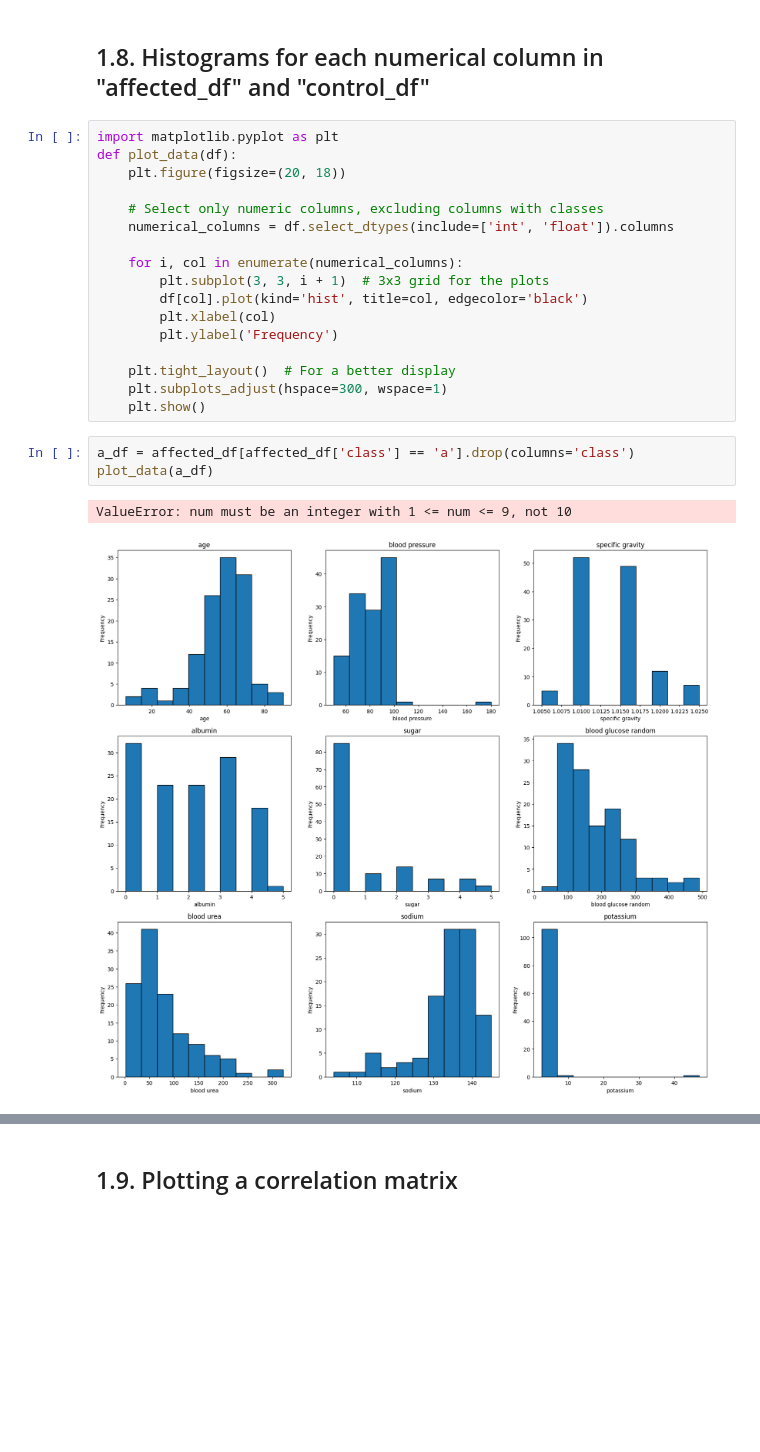
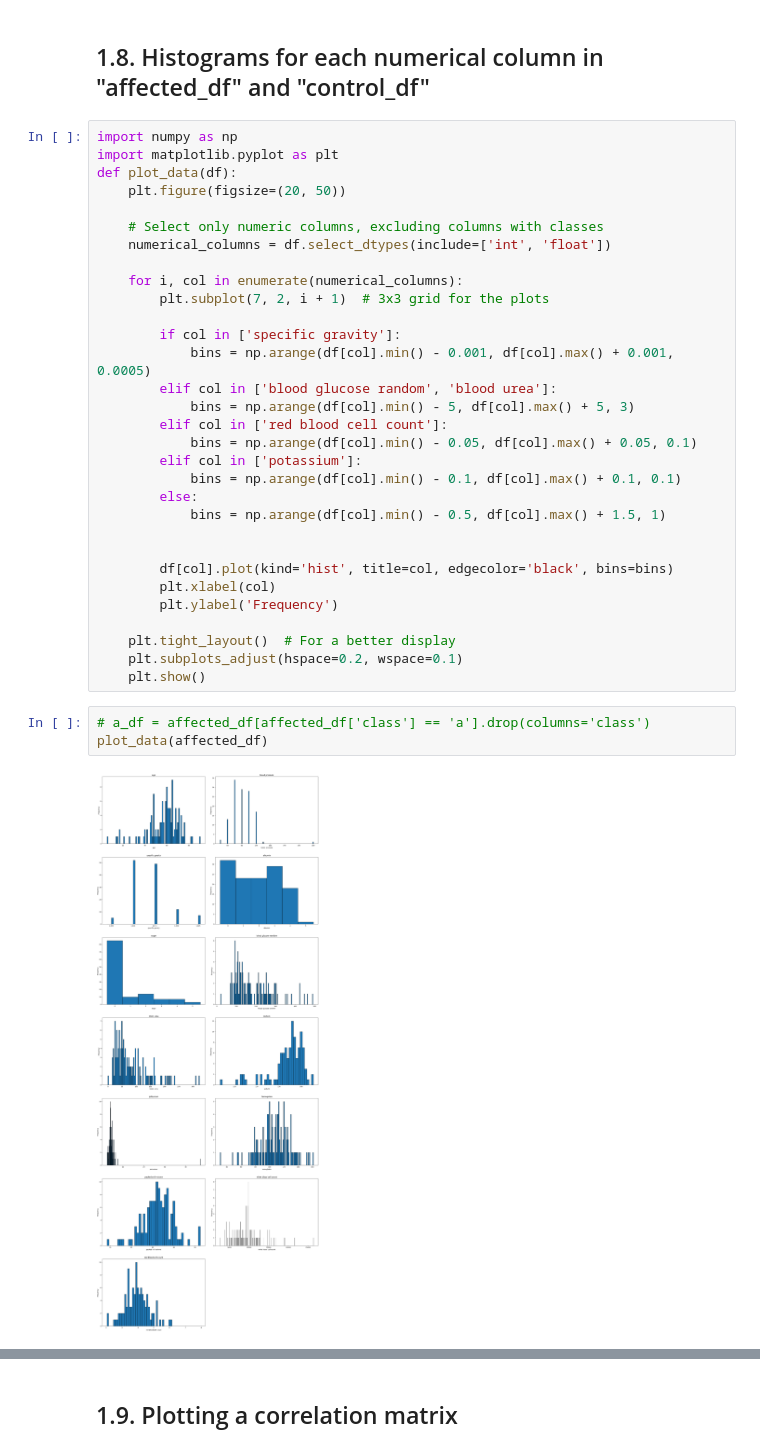
Before and after one commit to VladimirPiniazhin/Koneoppiminen, a Jupyter notebook: 1. Tehtävä.ipynb, the cells around one changed output, grey strips where cells are left out. Drawn from its saved outputs; the diff is of its cells as text; blank space fills up the shorter version.

Commit message:
Histograms are fixed

```diff
--- a/1. Tehtävä.ipynb
+++ b/1. Tehtävä.ipynb
@@ -306,26 +292,39 @@ control_df.describe(include='all')
 # %% [markdown]
 ## 1.8. Histograms for each numerical column in "affected_df" and "control_df"
 # %%
+import numpy as np
 import matplotlib.pyplot as plt
 def plot_data(df):
-    plt.figure(figsize=(20, 18))
+    plt.figure(figsize=(20, 50))
 
     # Select only numeric columns, excluding columns with classes
-    numerical_columns = df.select_dtypes(include=['int', 'float']).columns
+    numerical_columns = df.select_dtypes(include=['int', 'float'])
 
     for i, col in enumerate(numerical_columns):
-        plt.subplot(3, 3, i + 1)  # 3x3 grid for the plots
-        df[col].plot(kind='hist', title=col, edgecolor='black')
+        plt.subplot(7, 2, i + 1)  # 3x3 grid for the plots
+
+        if col in ['specific gravity']:
+            bins = np.arange(df[col].min() - 0.001, df[col].max() + 0.001, 0.0005)
+        elif col in ['blood glucose random', 'blood urea']:
+            bins = np.arange(df[col].min() - 5, df[col].max() + 5, 3)
+        elif col in ['red blood cell count']:
+            bins = np.arange(df[col].min() - 0.05, df[col].max() + 0.05, 0.1)
+        elif col in ['potassium']:
+            bins = np.arange(df[col].min() - 0.1, df[col].max() + 0.1, 0.1)
+        else:
+            bins = np.arange(df[col].min() - 0.5, df[col].max() + 1.5, 1)
+
+
+        df[col].plot(kind='hist', title=col, edgecolor='black', bins=bins)
         plt.xlabel(col)
         plt.ylabel('Frequency')
 
     plt.tight_layout()  # For a better display
-    plt.subplots_adjust(hspace=300, wspace=1)
+    plt.subplots_adjust(hspace=0.2, wspace=0.1)
     plt.show()
 # %%
-a_df = affected_df[affected_df['class'] == 'a'].drop(columns='class')
-plot_data(a_df)
+# a_df = affected_df[affected_df['class'] == 'a'].drop(columns='class')
+plot_data(affected_df)
 # %% [output]
-ValueError: num must be an integer with 1 <= num <= 9, not 10
-[figure, old version]
+[figure, new version]
 # %%
```
Also changed, not shown: parts of 3 cells of this notebook.
